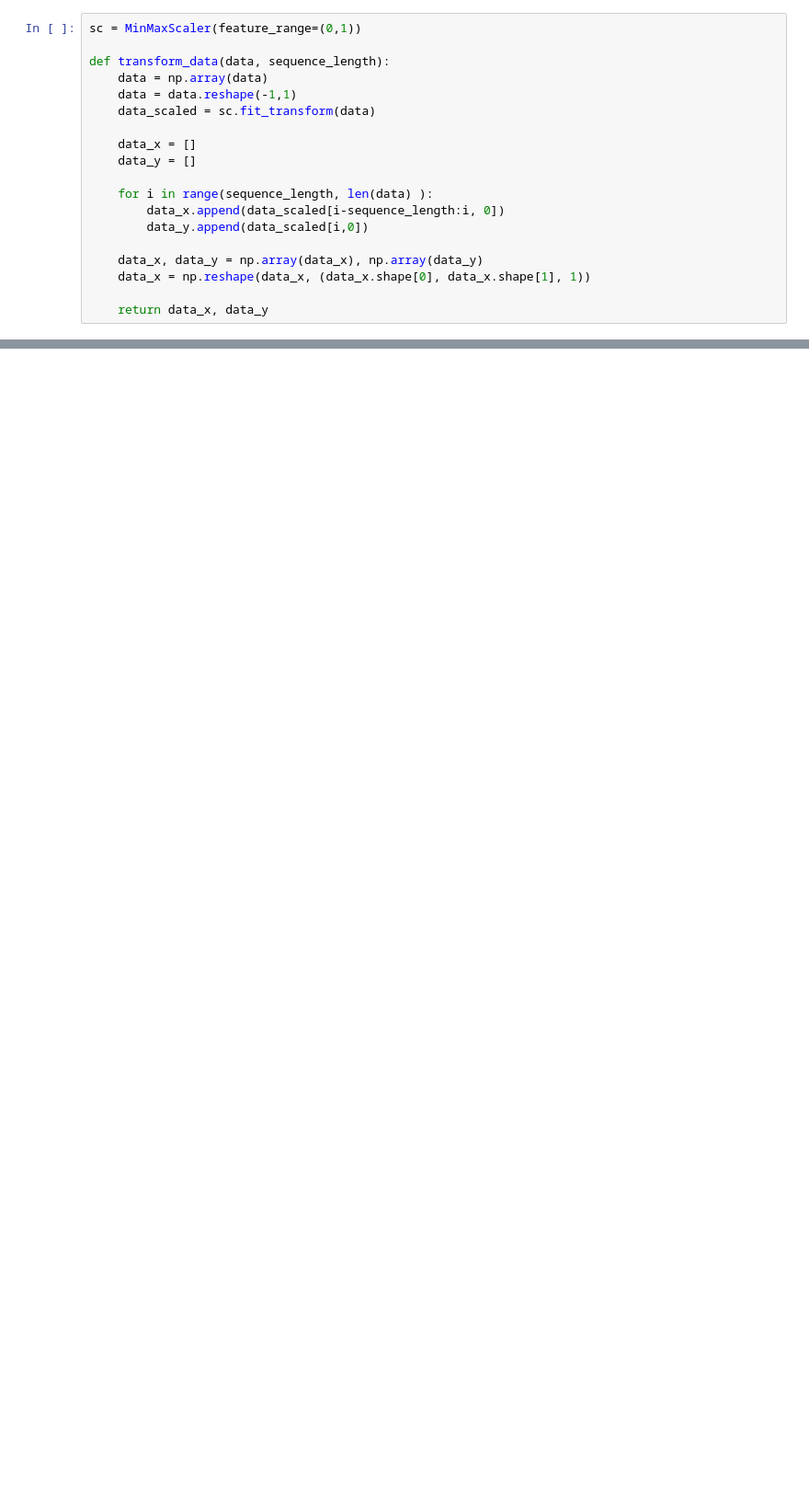
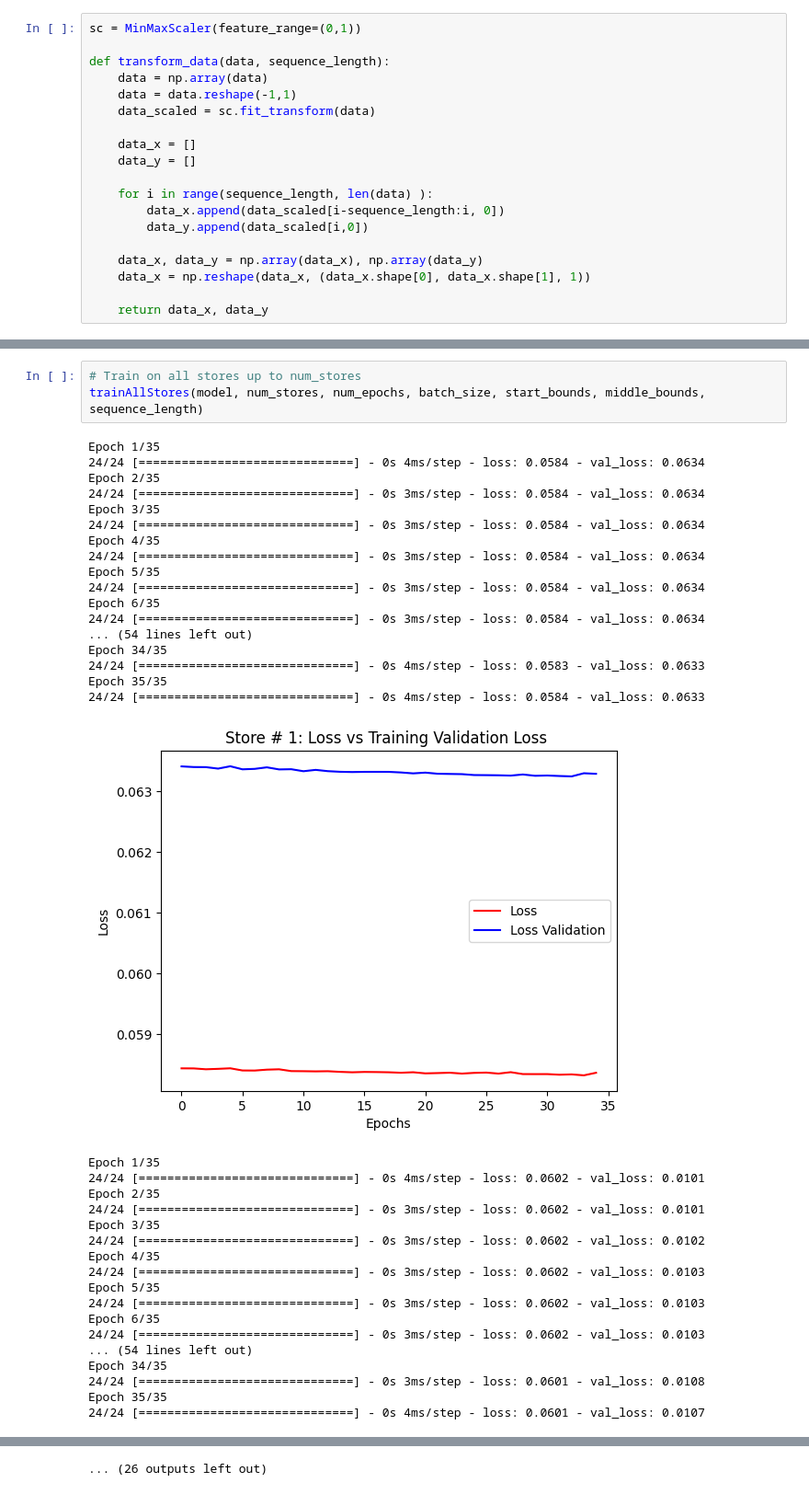
Before and after one commit to DylanDBurke26/CSE404-Group11, a Jupyter notebook: bilal_model.ipynb, the cells around one changed output, grey strips where cells are left out. Shown: that part at 92% size. Cells and saved outputs as stored; diff of their text form; blank space fills up the shorter version.

```diff
--- a/bilal_model.ipynb
+++ b/bilal_model.ipynb
@@ -257,0 +207,39 @@ plot(test_data, abs(pred), title)
+# %%
+# Train on all stores up to num_stores
+trainAllStores(model, num_stores, num_epochs, batch_size, start_bounds, middle_bounds, sequence_length)
+# %% [output]
+Epoch 1/35
+24/24 [==============================] - 0s 4ms/step - loss: 0.0584 - val_loss: 0.0634
+Epoch 2/35
+24/24 [==============================] - 0s 3ms/step - loss: 0.0584 - val_loss: 0.0634
+Epoch 3/35
+24/24 [==============================] - 0s 3ms/step - loss: 0.0584 - val_loss: 0.0634
+Epoch 4/35
+24/24 [==============================] - 0s 3ms/step - loss: 0.0584 - val_loss: 0.0634
+Epoch 5/35
+24/24 [==============================] - 0s 3ms/step - loss: 0.0584 - val_loss: 0.0634
+Epoch 6/35
+24/24 [==============================] - 0s 3ms/step - loss: 0.0584 - val_loss: 0.0634
+... (54 lines left out)
+Epoch 34/35
+24/24 [==============================] - 0s 4ms/step - loss: 0.0583 - val_loss: 0.0633
+Epoch 35/35
+24/24 [==============================] - 0s 4ms/step - loss: 0.0584 - val_loss: 0.0633
+[figure, added]
+Epoch 1/35
+24/24 [==============================] - 0s 4ms/step - loss: 0.0602 - val_loss: 0.0101
+Epoch 2/35
+24/24 [==============================] - 0s 3ms/step - loss: 0.0602 - val_loss: 0.0101
+Epoch 3/35
+24/24 [==============================] - 0s 3ms/step - loss: 0.0602 - val_loss: 0.0102
+Epoch 4/35
+24/24 [==============================] - 0s 3ms/step - loss: 0.0602 - val_loss: 0.0103
+Epoch 5/35
+24/24 [==============================] - 0s 3ms/step - loss: 0.0602 - val_loss: 0.0103
+Epoch 6/35
+24/24 [==============================] - 0s 3ms/step - loss: 0.0602 - val_loss: 0.0103
+... (54 lines left out)
+Epoch 34/35
+24/24 [==============================] - 0s 3ms/step - loss: 0.0601 - val_loss: 0.0108
+Epoch 35/35
+24/24 [==============================] - 0s 4ms/step - loss: 0.0601 - val_loss: 0.0107
@@ -257,0 +319 @@ plot(test_data, abs(pred), title)
+... (26 outputs left out)
```
Also changed, not shown: parts of 24 cells of this notebook.
